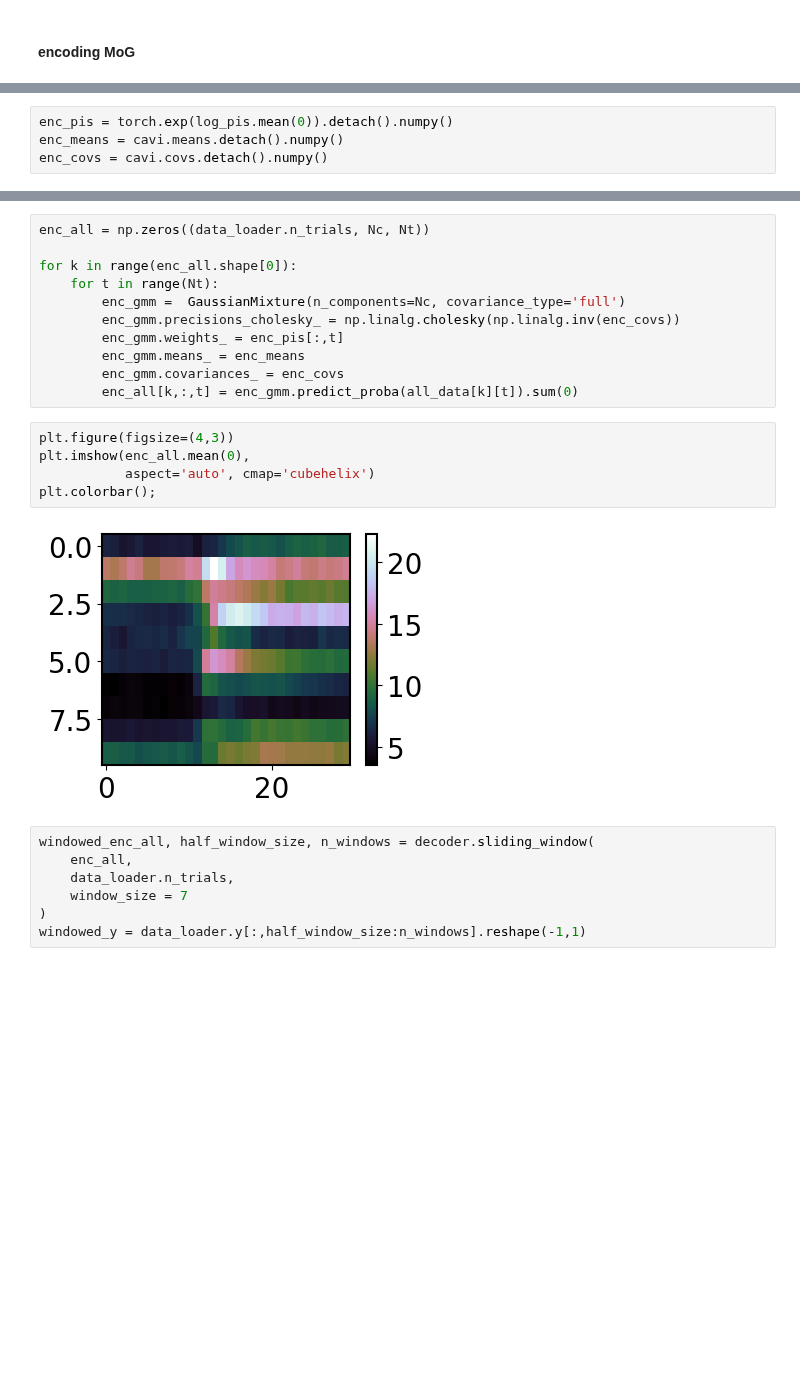
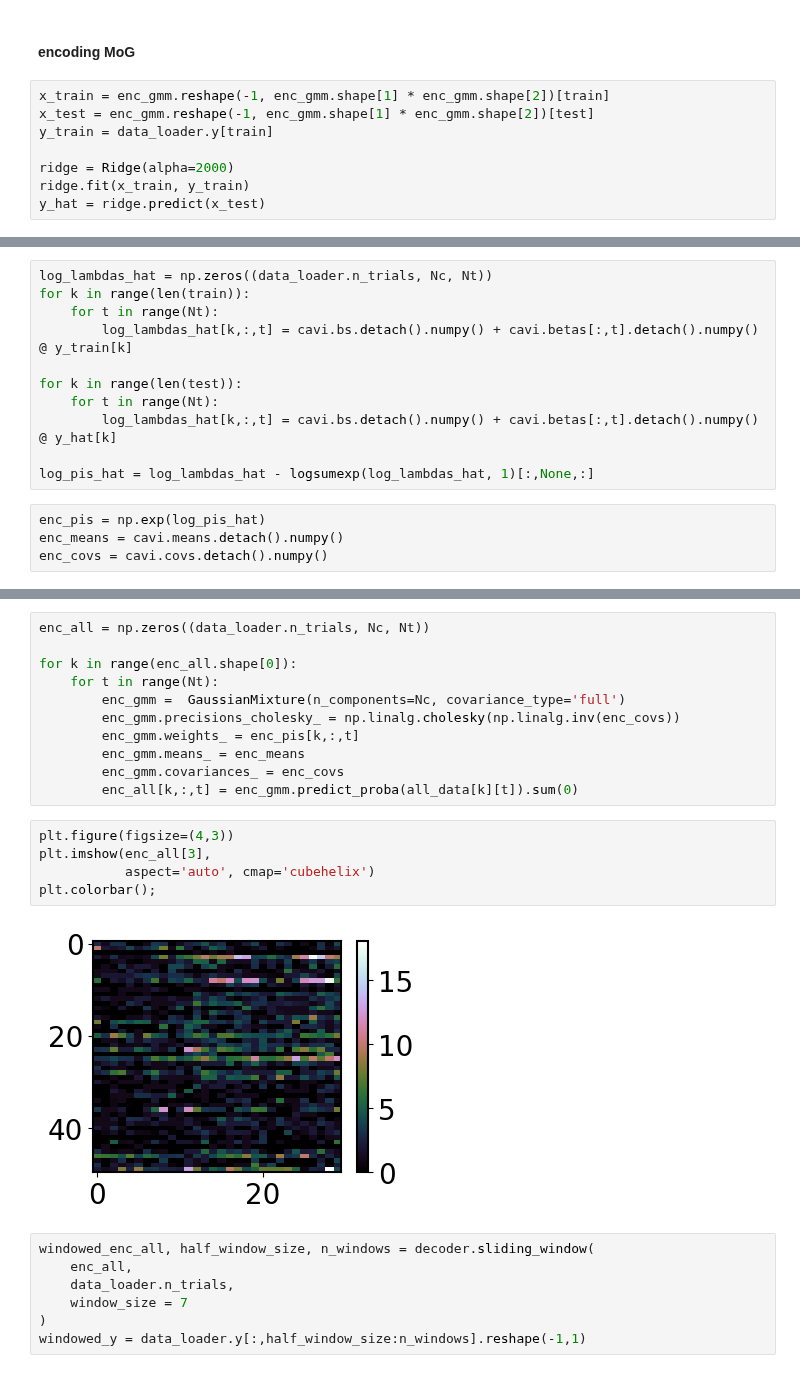
Before and after one commit to yzhang511/density_decoding, a Jupyter notebook: demo/cavi_cont_y_sgd_fast.ipynb, the cells around one changed output, grey strips where cells are left out. Saved outputs shown, nothing was run; the diff lists cells and outputs as text; blank space fills up the shorter version.

```diff
--- a/demo/cavi_cont_y_sgd_fast.ipynb
+++ b/demo/cavi_cont_y_sgd_fast.ipynb
@@ -293,2 +335,10 @@ tensor([[  34.0450,  837.7738,   11.9621],
 # %% [markdown]
 #### encoding MoG
+# %%
+x_train = enc_gmm.reshape(-1, enc_gmm.shape[1] * enc_gmm.shape[2])[train]
+x_test = enc_gmm.reshape(-1, enc_gmm.shape[1] * enc_gmm.shape[2])[test]
+y_train = data_loader.y[train]
+
+ridge = Ridge(alpha=2000)
+ridge.fit(x_train, y_train)
+y_hat = ridge.predict(x_test)
@@ -295,5 +355,16 @@ tensor([[  34.0450,  837.7738,   11.9621],
+# %%
+log_lambdas_hat = np.zeros((data_loader.n_trials, Nc, Nt))
+for k in range(len(train)):
+    for t in range(Nt):
+        log_lambdas_hat[k,:,t] = cavi.bs.detach().numpy() + cavi.betas[:,t].detach().numpy() @ y_train[k]
+
+for k in range(len(test)):
+    for t in range(Nt):
+        log_lambdas_hat[k,:,t] = cavi.bs.detach().numpy() + cavi.betas[:,t].detach().numpy() @ y_hat[k]
+
+log_pis_hat = log_lambdas_hat - logsumexp(log_lambdas_hat, 1)[:,None,:]
 # %%
-enc_pis = torch.exp(log_pis.mean(0)).detach().numpy()
+enc_pis = np.exp(log_pis_hat)
 enc_means = cavi.means.detach().numpy()
 enc_covs = cavi.covs.detach().numpy()
 # %%
@@ -321,17 +389,17 @@ for k in range(enc_all.shape[0]):
     for t in range(Nt):
         enc_gmm =  GaussianMixture(n_components=Nc, covariance_type='full')
         enc_gmm.precisions_cholesky_ = np.linalg.cholesky(np.linalg.inv(enc_covs))
-        enc_gmm.weights_ = enc_pis[:,t]
+        enc_gmm.weights_ = enc_pis[k,:,t]
         enc_gmm.means_ = enc_means
         enc_gmm.covariances_ = enc_covs
         enc_all[k,:,t] = enc_gmm.predict_proba(all_data[k][t]).sum(0)
 # %%
 plt.figure(figsize=(4,3))
-plt.imshow(enc_all.mean(0),
+plt.imshow(enc_all[3],
            aspect='auto', cmap='cubehelix')
 plt.colorbar();
 # %% [output]
-[figure, old version]
+[figure, new version]
 # %%
 windowed_enc_all, half_window_size, n_windows = decoder.sliding_window(
     enc_all,
```
Also changed, not shown: parts of 32 cells of this notebook, 1 other file.
